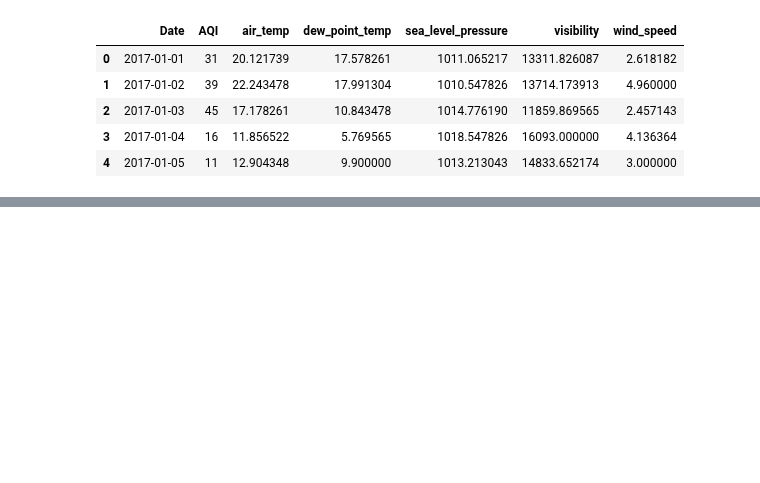
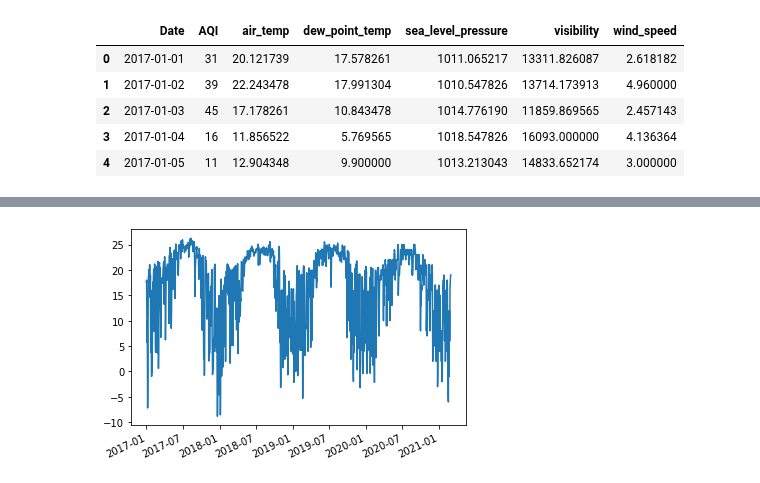
Before and after one commit to gallo-json/air-pollution-forecast, a Jupyter notebook: src/train_model.ipynb, the cells around one changed output, grey strips where cells are left out. Saved outputs shown, nothing was run; the diff lists cells and outputs as text; code cells hidden in the pictures; blank space fills up the shorter version.

```diff
--- a/src/train_model.ipynb
+++ b/src/train_model.ipynb
@@ -28,0 +42,6 @@ df.head()
+# %%
+plt.plot_date(x_axis, df.dew_point_temp.values, '-')
+plt.gcf().autofmt_xdate(rotation=25)
+plt.show()
+# %% [output]
+[figure, added]
```
Also changed, not shown: parts of 25 cells of this notebook.
